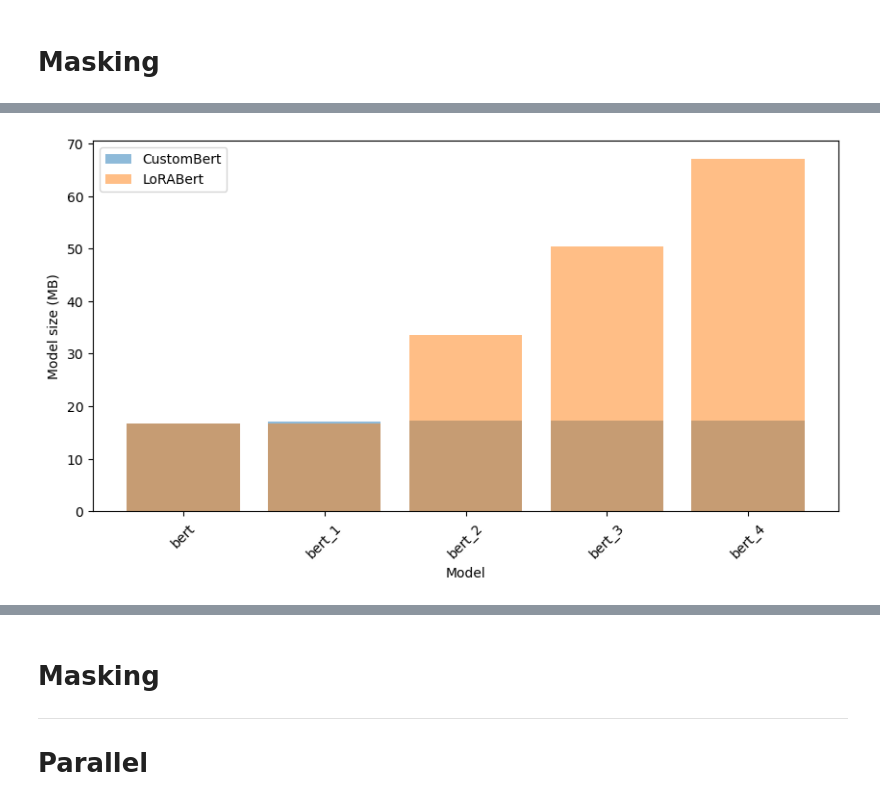
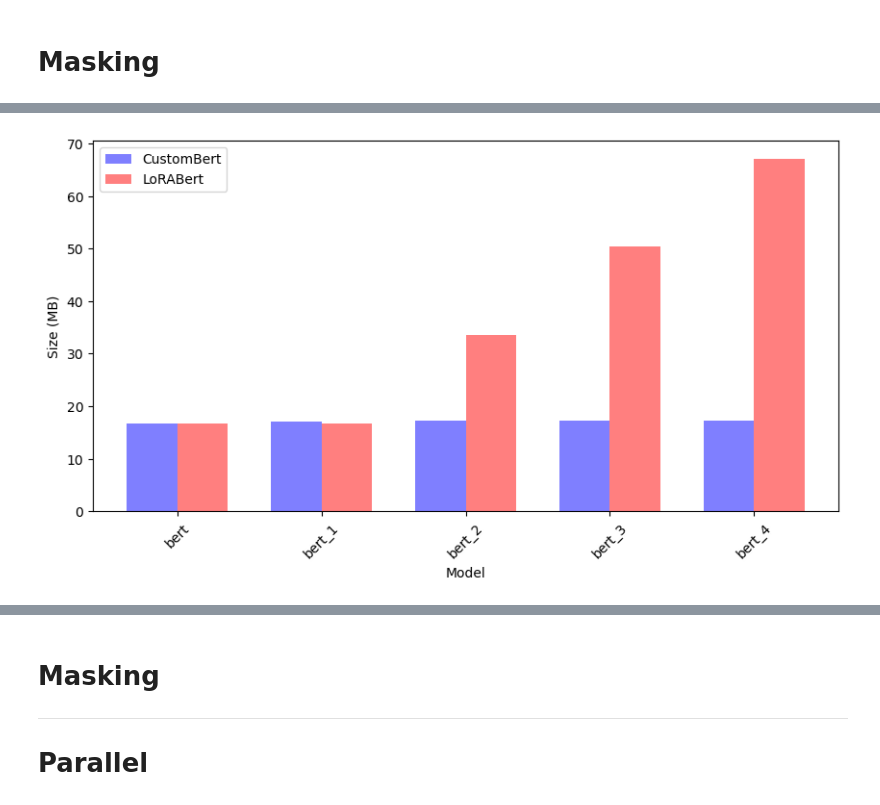
Before and after one commit to CaptainShepard01/S-LoRA, a Jupyter notebook: finetuning/train.ipynb, the cells around one changed output, grey strips where cells are left out. Saved outputs shown, nothing was run; the diff lists cells and outputs as text; code cells hidden in the pictures.

```diff
--- a/finetuning/train.ipynb
+++ b/finetuning/train.ipynb
@@ -68,3 +56,7 @@ bert = AutoModel.from_pretrained("google/bert_uncased_L-2_H-128_A-2", device_map
+# %%
+import bert_multi_lora
+
+bert = bert_multi_lora.BertModel.from_pretrained("google/bert_uncased_L-2_H-128_A-2", device_map="auto")
 # %%
 def get_size_of_model(model):
     param_size = 0
@@ -94,21 +95,28 @@ for i in range(1, 5):
 # %%
 import pandas as pd
 import matplotlib.pyplot as plt
 
 df_1 = pd.DataFrame(sizes)
 df_2 = pd.DataFrame(sizes_full)
 
-plt.figure(figsize=(10, 5))
-# show histogram of model sizes for each model name for both models, add opasity to the bars
-plt.bar(df_1["model"], df_1["size"], label="CustomBert", alpha=0.5)
-plt.bar(df_2["model"], df_2["size"], label="LoRABert", alpha=0.5)
-plt.legend()
-plt.ylabel("Model size (MB)")
-plt.xlabel("Model")
-plt.xticks(rotation=45)
+fig, ax = plt.subplots(figsize=(10, 5))
+
+index = np.arange(len(df_1))
+bar_width = 0.35
+
+opacity = 0.5
+
+ax.bar(index, df_1["size"], bar_width, alpha=opacity, color='b', label='CustomBert')
+ax.bar(index + bar_width, df_2["size"], bar_width, alpha=opacity, color='r', label='LoRABert')
+
+ax.legend()
+ax.set_ylabel("Size (MB)")
+ax.set_xlabel("Model")
+ax.set_xticks(index + bar_width / 2)
+ax.set_xticklabels(df_1["model"], rotation=45)
 plt.show()
 # %% [output]
-[figure, old version]
+[figure, new version]
 # %%
 # Define LoRA parameters
 rank = 8
```
Also changed, not shown: parts of 14 cells of this notebook, 2 other files.
